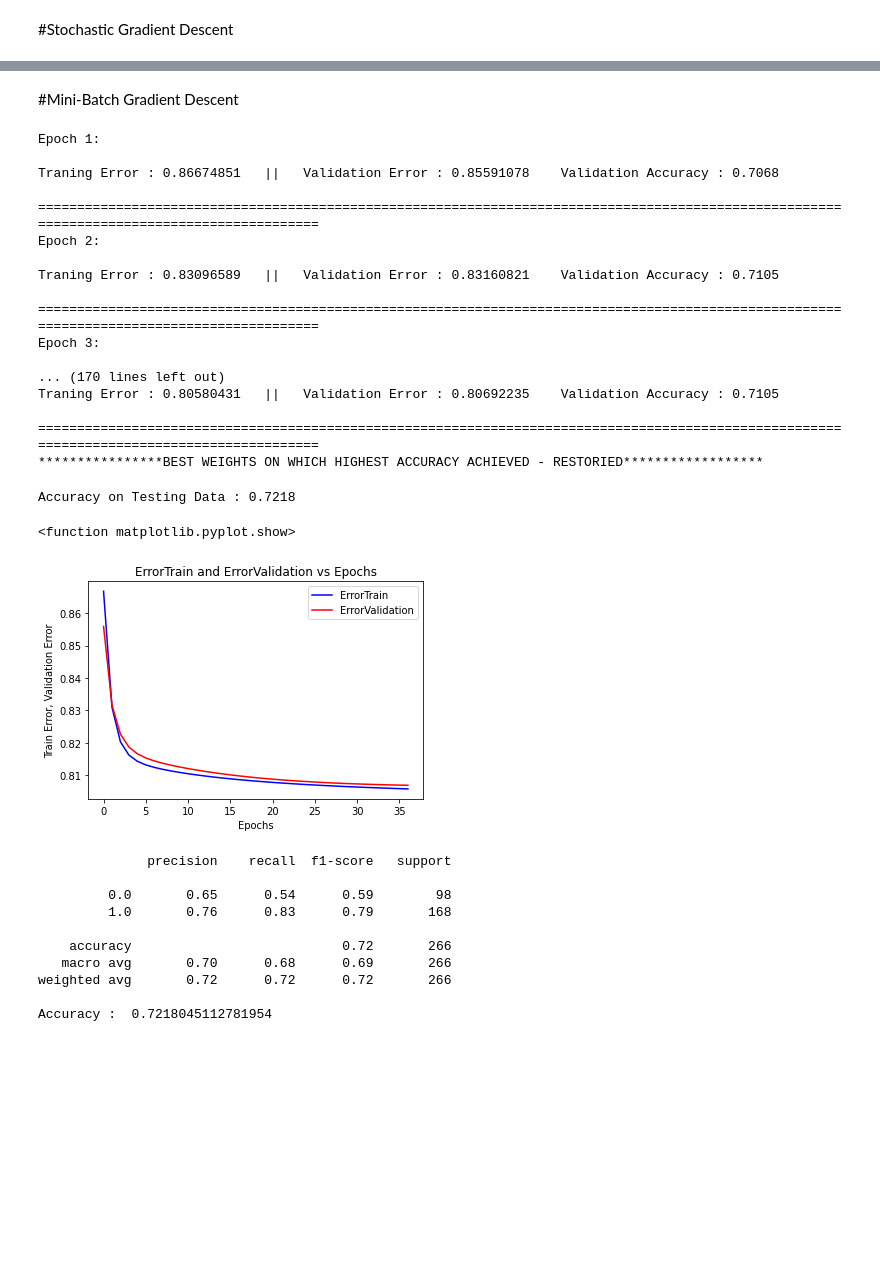
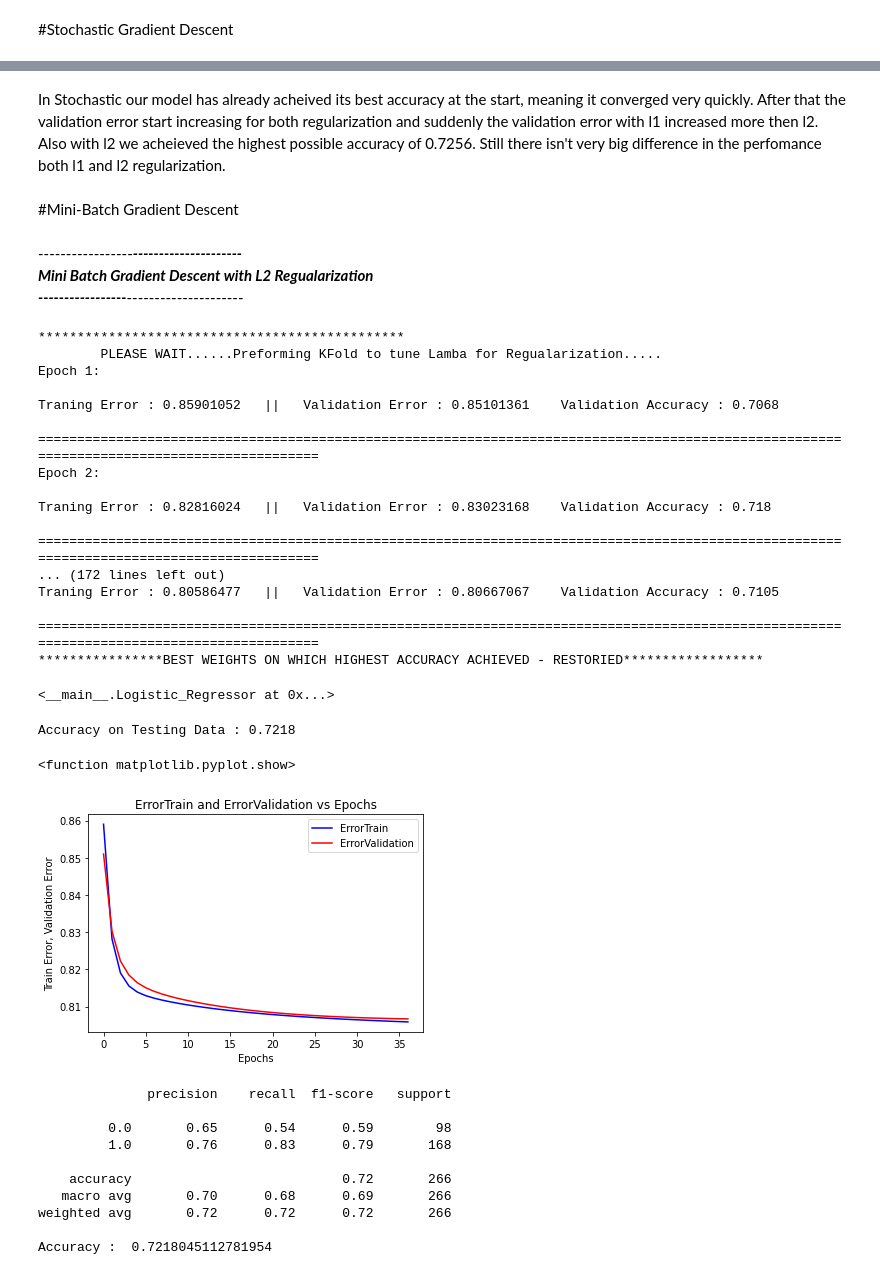
Before and after one commit to BukuBukuChagma/Logistic-Regressor-With-All-Three-Batch-Stochastic-and-Mini-Batch-Gradient-Descent, a Jupyter notebook: main.ipynb, the cells around one changed output, grey strips where cells are left out. Saved outputs shown, nothing was run; the diff lists cells and outputs as text; code cells hidden in the pictures; blank space fills up the shorter version.

```diff
--- a/main.ipynb
+++ b/main.ipynb
@@ -395,24 +722,32 @@ Accuracy :  0.7330827067669173
+# %% [markdown]
+In Stochastic our model has already acheived its best accuracy at the start, meaning it converged very quickly. After that the validation error start increasing for both regularization and suddenly the validation error with l1 increased more then l2. Also with l2 we acheieved the highest possible accuracy of 0.7256. Still there isn't very big difference in the perfomance both l1 and l2 regularization.
 # %% [markdown]
 #Mini-Batch Gradient Descent
+# %% [markdown]
+-----------------***********---------------------<br>
+Mini Batch Gradient Descent with L2 Regualarization<br>
+-----------------***********---------------------<br>
 # %%
-MiniBatch_Model = Logistic_Regressor(No_ofFeatures, 0.1)
-MiniBatch_Model.MiniBatch_GD(train_X, train_Y, test_X, test_Y, 32)
+MiniBatch_ModelL2 = Logistic_Regressor(No_ofFeatures, 0.1, regularizer='l2')
+MiniBatch_ModelL2.IntializeLamda(train_X, train_Y)
+MiniBatch_ModelL2.MiniBatch_GD(train_X, train_Y, test_X, test_Y, 32, monitor='val_accuracy')
 # %% [output]
+***********************************************
+        PLEASE WAIT......Preforming KFold to tune Lamba for Regualarization.....
 Epoch 1:
 
-Traning Error : 0.86674851   ||   Validation Error : 0.85591078    Validation Accuracy : 0.7068
+Traning Error : 0.85901052   ||   Validation Error : 0.85101361    Validation Accuracy : 0.7068
 
 ===========================================================================================================================================
 Epoch 2:
 
-Traning Error : 0.83096589   ||   Validation Error : 0.83160821    Validation Accuracy : 0.7105
+Traning Error : 0.82816024   ||   Validation Error : 0.83023168    Validation Accuracy : 0.718
 
 ===========================================================================================================================================
-Epoch 3:
-
-... (170 lines left out)
-Traning Error : 0.80580431   ||   Validation Error : 0.80692235    Validation Accuracy : 0.7105
+... (172 lines left out)
+Traning Error : 0.80586477   ||   Validation Error : 0.80667067    Validation Accuracy : 0.7105
 
 ===========================================================================================================================================
 ****************BEST WEIGHTS ON WHICH HIGHEST ACCURACY ACHIEVED - RESTORIED******************
+<__main__.Logistic_Regressor at 0x...>
 # %%
@@ -421,14 +756,14 @@ print(f"Accuracy on Testing Data : {MiniBatch_Model.Generic_AccuracyScore(test_Y
 # %% [output]
 Accuracy on Testing Data : 0.7218
 # %%
-plt.plot(range(len(MiniBatch_Model.ErrorTrain)), MiniBatch_Model.ErrorTrain, c= 'blue', label = 'ErrorTrain')
-plt.plot(range(len(MiniBatch_Model.ErrorValidation)), MiniBatch_Model.ErrorValidation, c= 'red', label = 'ErrorValidation')
+plt.plot(range(len(MiniBatch_ModelL2.ErrorTrain)), MiniBatch_ModelL2.ErrorTrain, c= 'blue', label = 'ErrorTrain')
+plt.plot(range(len(MiniBatch_ModelL2.ErrorValidation)), MiniBatch_ModelL2.ErrorValidation, c= 'red', label = 'ErrorValidation')
 plt.xlabel('Epochs')
 plt.ylabel('Train Error, Validation Error')
 plt.title("ErrorTrain and ErrorValidation vs Epochs")
 plt.legend()
 plt.show
 # %% [output]
 <function matplotlib.pyplot.show>
-[figure, old version]
+[figure, new version]
 # %%
```
Also changed, not shown: parts of 39 cells of this notebook.
